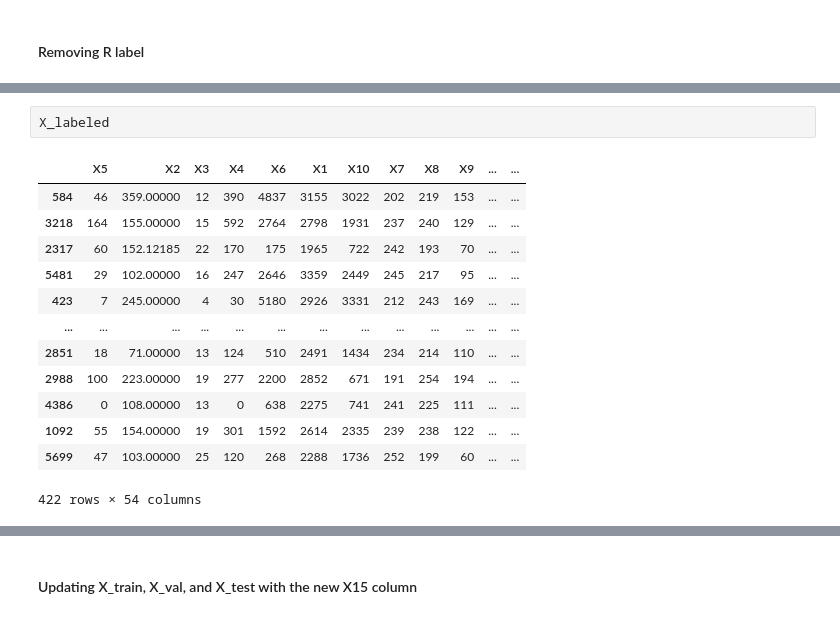
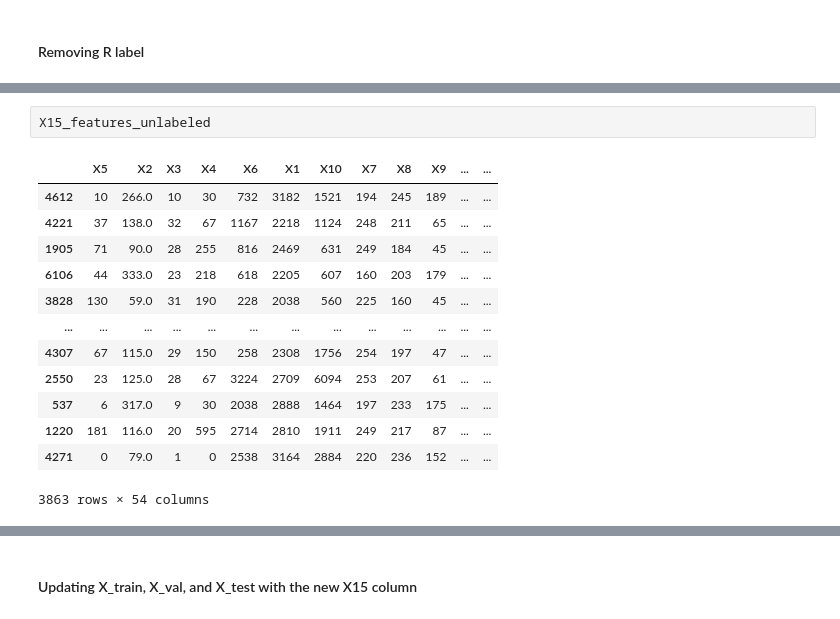
Before and after one commit to Elyas1422/multiclass_classifiers_benchmarking, a Jupyter notebook: PrepareData.ipynb, the cells around one changed output, grey strips where cells are left out. Drawn from its saved outputs; the diff is of its cells as text.

```diff
--- a/PrepareData.ipynb
+++ b/PrepareData.ipynb
@@ -270,21 +278,21 @@ Available labels: ['R1' 'R2' 'R3']
 Label R1 count: 129
 Label R2 count: 129
 Label R3 count: 164
-# %%
-X_labeled
-# %% [output]
-|  | X5 | X2 | X3 | X4 | X6 | X1 | X10 | X7 | X8 | X9 | ... | ... |
-| 584 | 46 | 359.00000 | 12 | 390 | 4837 | 3155 | 3022 | 202 | 219 | 153 | ... | ... |
-| 3218 | 164 | 155.00000 | 15 | 592 | 2764 | 2798 | 1931 | 237 | 240 | 129 | ... | ... |
-| 2317 | 60 | 152.12185 | 22 | 170 | 175 | 1965 | 722 | 242 | 193 | 70 | ... | ... |
-| 5481 | 29 | 102.00000 | 16 | 247 | 2646 | 3359 | 2449 | 245 | 217 | 95 | ... | ... |
-| 423 | 7 | 245.00000 | 4 | 30 | 5180 | 2926 | 3331 | 212 | 243 | 169 | ... | ... |
-| ... | ... | ... | ... | ... | ... | ... | ... | ... | ... | ... | ... | ... |
-| 2851 | 18 | 71.00000 | 13 | 124 | 510 | 2491 | 1434 | 234 | 214 | 110 | ... | ... |
-| 2988 | 100 | 223.00000 | 19 | 277 | 2200 | 2852 | 671 | 191 | 254 | 194 | ... | ... |
-| 4386 | 0 | 108.00000 | 13 | 0 | 638 | 2275 | 741 | 241 | 225 | 111 | ... | ... |
-| 1092 | 55 | 154.00000 | 19 | 301 | 1592 | 2614 | 2335 | 239 | 238 | 122 | ... | ... |
-| 5699 | 47 | 103.00000 | 25 | 120 | 268 | 2288 | 1736 | 252 | 199 | 60 | ... | ... |
-422 rows × 54 columns
+# %%
+X15_features_unlabeled
+# %% [output]
+|  | X5 | X2 | X3 | X4 | X6 | X1 | X10 | X7 | X8 | X9 | ... | ... |
+| 4612 | 10 | 266.0 | 10 | 30 | 732 | 3182 | 1521 | 194 | 245 | 189 | ... | ... |
+| 4221 | 37 | 138.0 | 32 | 67 | 1167 | 2218 | 1124 | 248 | 211 | 65 | ... | ... |
+| 1905 | 71 | 90.0 | 28 | 255 | 816 | 2469 | 631 | 249 | 184 | 45 | ... | ... |
+| 6106 | 44 | 333.0 | 23 | 218 | 618 | 2205 | 607 | 160 | 203 | 179 | ... | ... |
+| 3828 | 130 | 59.0 | 31 | 190 | 228 | 2038 | 560 | 225 | 160 | 45 | ... | ... |
+| ... | ... | ... | ... | ... | ... | ... | ... | ... | ... | ... | ... | ... |
+| 4307 | 67 | 115.0 | 29 | 150 | 258 | 2308 | 1756 | 254 | 197 | 47 | ... | ... |
+| 2550 | 23 | 125.0 | 28 | 67 | 3224 | 2709 | 6094 | 253 | 207 | 61 | ... | ... |
+| 537 | 6 | 317.0 | 9 | 30 | 2038 | 2888 | 1464 | 197 | 233 | 175 | ... | ... |
+| 1220 | 181 | 116.0 | 20 | 595 | 2714 | 2810 | 1911 | 249 | 217 | 87 | ... | ... |
+| 4271 | 0 | 79.0 | 1 | 0 | 2538 | 3164 | 2884 | 220 | 236 | 152 | ... | ... |
+3863 rows × 54 columns
 # %%
 from sklearn.neural_network import MLPClassifier
```
Also changed, not shown: parts of 18 cells of this notebook, 3 other files.
